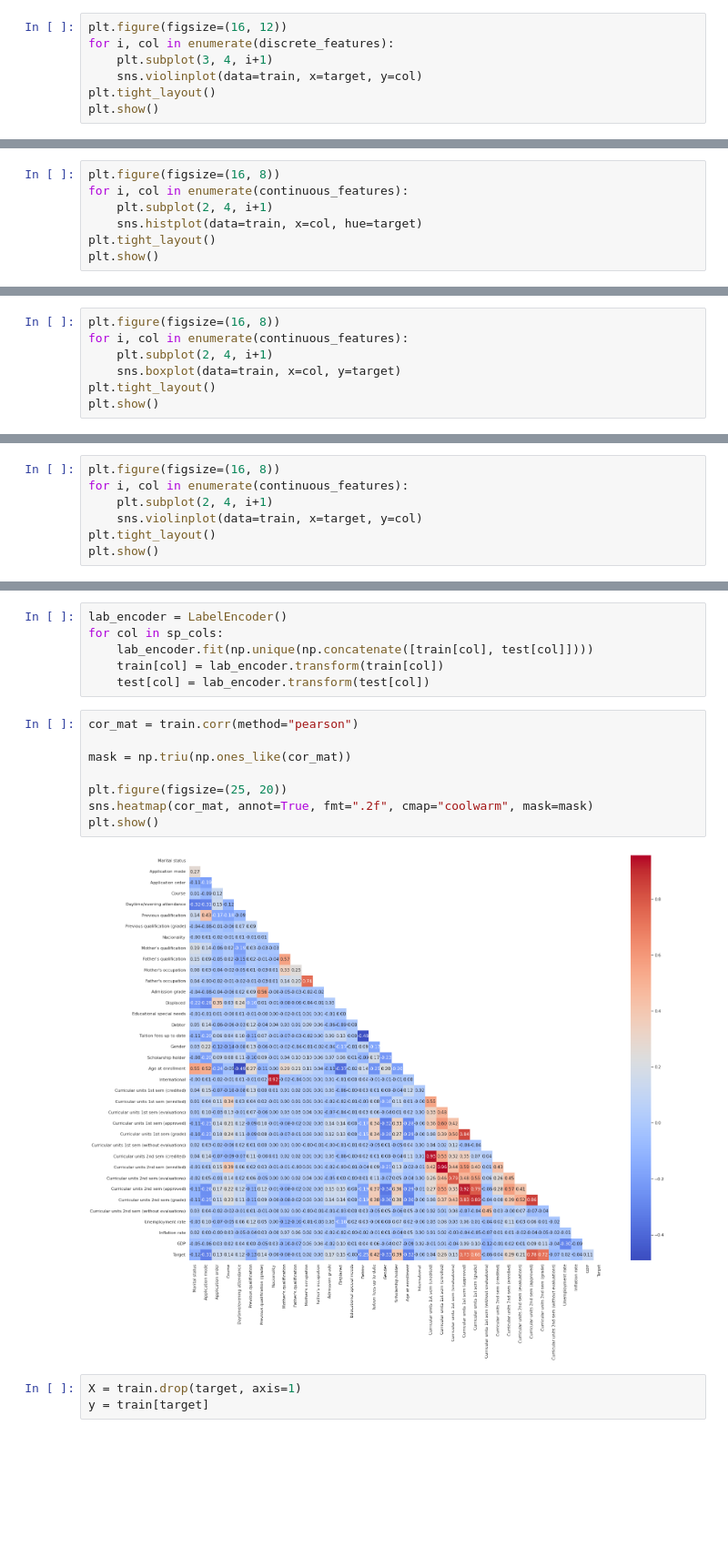
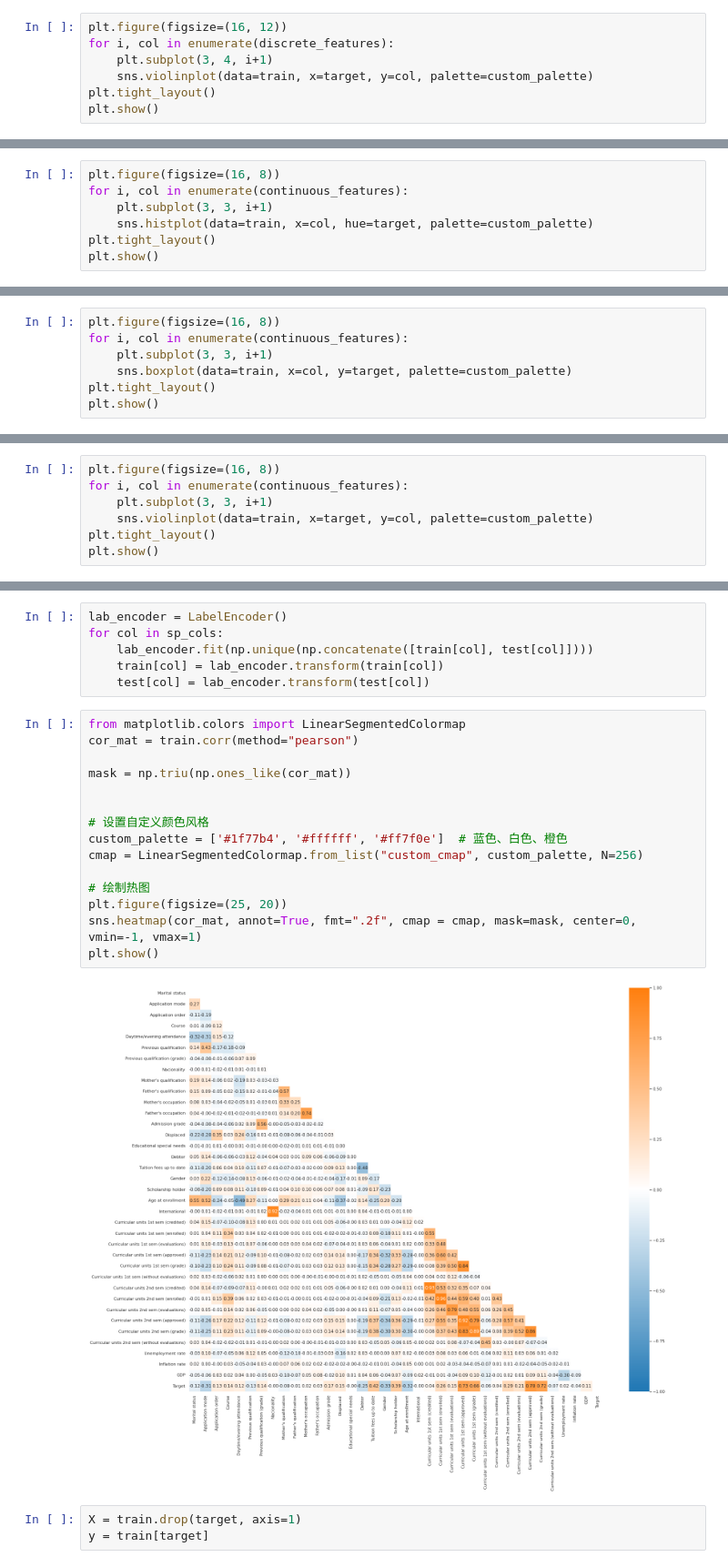
Before and after one commit to Sihan0229/XJTU-ELEC427304-homeworBDk, a Jupyter notebook: kaggle_graduate_prediect/predict.ipynb, the cells around one changed output, grey strips where cells are left out. Shown at 91% size. Saved outputs shown, nothing was run; the diff lists cells and outputs as text; blank space fills up the shorter version.

```diff
--- a/kaggle_graduate_prediect/predict.ipynb
+++ b/kaggle_graduate_prediect/predict.ipynb
@@ -195,7 +194,7 @@ ValueError: num must be 1 <= num <= 12, not 13
 plt.figure(figsize=(16, 12))
 for i, col in enumerate(discrete_features):
     plt.subplot(3, 4, i+1)
-    sns.violinplot(data=train, x=target, y=col)
+    sns.violinplot(data=train, x=target, y=col, palette=custom_palette)
 plt.tight_layout()
 plt.show()
 # %% [output]
@@ -203,8 +202,8 @@ plt.show()
 # %%
 plt.figure(figsize=(16, 8))
 for i, col in enumerate(continuous_features):
-    plt.subplot(2, 4, i+1)
-    sns.histplot(data=train, x=col, hue=target)
+    plt.subplot(3, 3, i+1)
+    sns.histplot(data=train, x=col, hue=target, palette=custom_palette)
 plt.tight_layout()
 plt.show()
 # %% [output]
@@ -212,8 +211,8 @@ plt.show()
 # %%
 plt.figure(figsize=(16, 8))
 for i, col in enumerate(continuous_features):
-    plt.subplot(2, 4, i+1)
-    sns.boxplot(data=train, x=col, y=target)
+    plt.subplot(3, 3, i+1)
+    sns.boxplot(data=train, x=col, y=target, palette=custom_palette)
 plt.tight_layout()
 plt.show()
 # %% [output]
@@ -221,8 +220,8 @@ plt.show()
 # %%
 plt.figure(figsize=(16, 8))
 for i, col in enumerate(continuous_features):
-    plt.subplot(2, 4, i+1)
-    sns.violinplot(data=train, x=target, y=col)
+    plt.subplot(3, 3, i+1)
+    sns.violinplot(data=train, x=target, y=col, palette=custom_palette)
 plt.tight_layout()
 plt.show()
 # %% [output]
@@ -275,15 +276,22 @@ for col in sp_cols:
     train[col] = lab_encoder.transform(train[col])
     test[col] = lab_encoder.transform(test[col])
 # %%
+from matplotlib.colors import LinearSegmentedColormap
 cor_mat = train.corr(method="pearson")
 
 mask = np.triu(np.ones_like(cor_mat))
 
+
+# 设置自定义颜色风格
+custom_palette = ['#1f77b4', '#ffffff', '#ff7f0e']  # 蓝色、白色、橙色
+cmap = LinearSegmentedColormap.from_list("custom_cmap", custom_palette, N=256)
+
+# 绘制热图
 plt.figure(figsize=(25, 20))
-sns.heatmap(cor_mat, annot=True, fmt=".2f", cmap="coolwarm", mask=mask)
+sns.heatmap(cor_mat, annot=True, fmt=".2f", cmap = cmap, mask=mask, center=0, vmin=-1, vmax=1)
 plt.show()
 # %% [output]
-[figure, old version]
+[figure, new version]
 # %%
 X = train.drop(target, axis=1)
 y = train[target]
```
Also changed, not shown: parts of 16 cells of this notebook, 9 other files.
